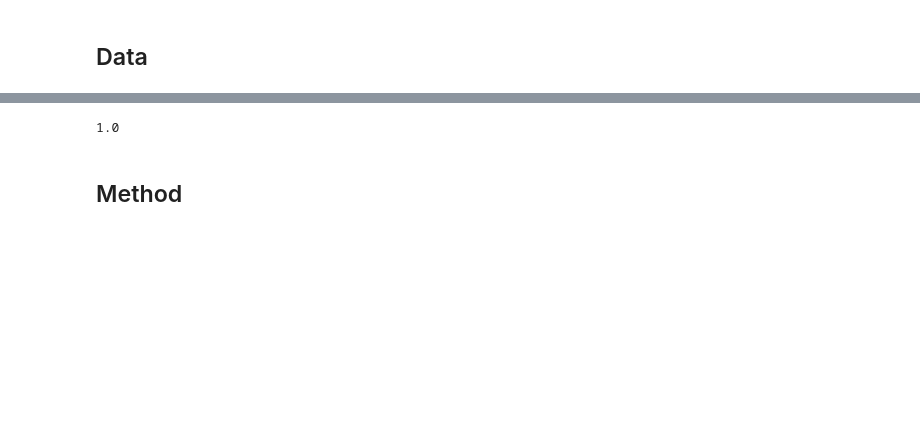
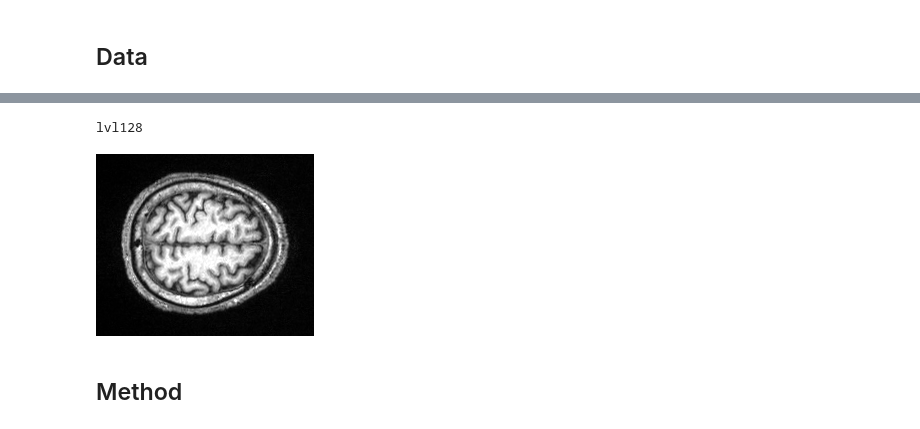
Before and after one commit to scalyvladimir/sk_thesis, a Jupyter notebook: notebooks/visualization.ipynb, the cells around one changed output, grey strips where cells are left out. Saved outputs shown, nothing was run; the diff lists cells and outputs as text; code cells hidden in the pictures; blank space fills up the shorter version.

```diff
--- a/notebooks/visualization.ipynb
+++ b/notebooks/visualization.ipynb
@@ -19,0 +64,2 @@ ModuleNotFoundError: No module named 'models.supervised_models'
+# %%
+domains = ['siemens15', 'siemens3', 'ge15', 'ge3', 'philips15', 'philips3']
@@ -32,27 +99,18 @@ BATCH_SIZE=25
 # %%
-from torchvision import transforms as TT
-from data import SegmentationDataset, get_train_test_split_loaders
+import pandas as pd
+from data import SegmentationDataset
+from torch.utils.data import DataLoader
 
-transforms = TT.Compose([
-    TT.ToTensor()
-])
+df_list = [pd.read_csv(f'../dataframes/{d}.csv', index_col=0) for d in domains]
 
-dataset_A = SegmentationDataset(
-    dataframe_path = SIEMENS_PATH,
-    transform=transforms,
-    mask_transform=transforms
-)
+# lambda df_list[0].img.split('/')[-1].split('.')[0]
 
-dataset_B = SegmentationDataset(
-    dataframe_path = PHILIPS_PATH,
-    transform=transforms,
-    mask_transform=transforms
-)
+dataset_list = [
+    SegmentationDataset(df_list[i][(df_list[i]['fold'] == 'train') & (df_list[i]['img'].str.contains('lvl128'))], mode='test') for i, _ in enumerate(domains)
+]
 
-trainA_loader, testA_loader = get_train_test_split_loaders(
-    dataset_A, batch_size=BATCH_SIZE, test_size=0.2
-)
+BATCH_SIZE=100
 
-trainB_loader, testB_loader = get_train_test_split_loaders(
-    dataset_B, batch_size=BATCH_SIZE, test_size=0.2
-)
+loader_list = [
+    DataLoader(dataset_list[i], batch_size=BATCH_SIZE) for i, _ in enumerate(domains)
+]
@@ -117,12 +117,14 @@ model = LitSegNet(num_classes=2, n_epochs=-1)
-# %%
-idx = 0
-
-a = dataset_B[idx]['img'][0]
-b = dataset_B[idx]['mask'][0]
-
-print(sdice(a, a))
-# %% [output]
-1.0
+# %%
+from PIL import Image
+
+img_id = 256
+
+print(df_list[0].iloc[img_id].img.split('/')[-1].split('.')[0])
+
+Image.open(df_list[0].iloc[img_id].img)
+# %% [output]
+lvl128
+[figure, added]
 # %% [markdown]
 ## Method
 # %%
```
Also changed, not shown: parts of 24 cells of this notebook, 7 other files.
